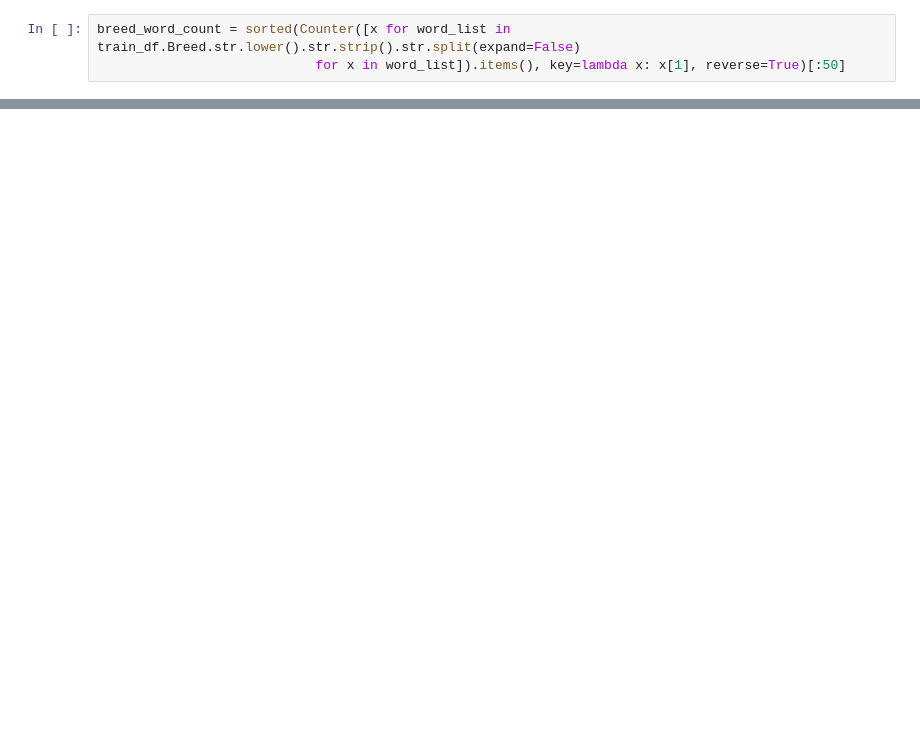
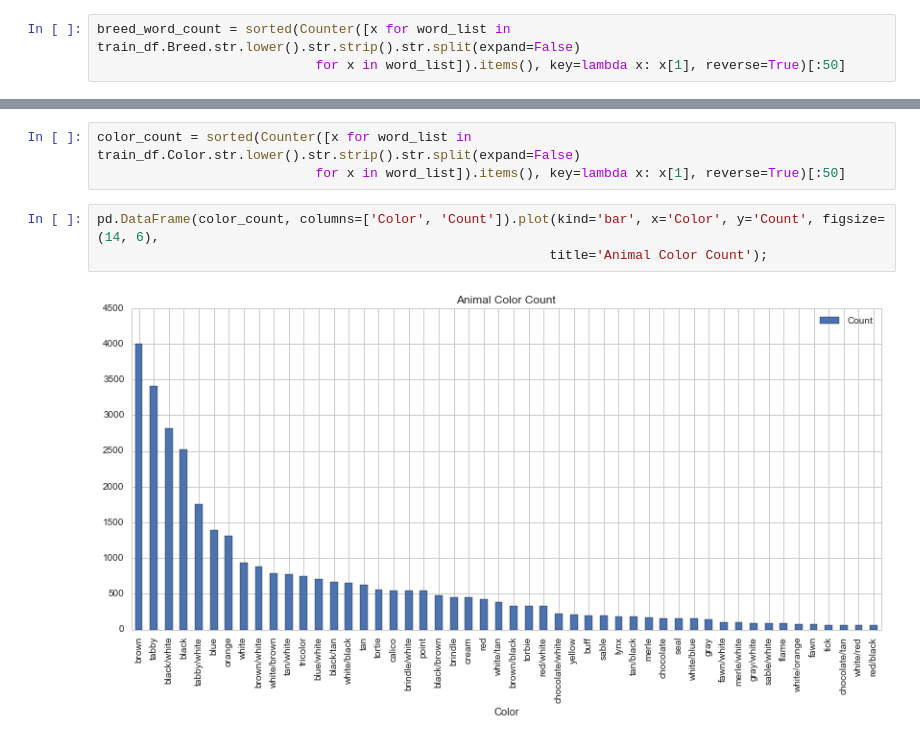
Before and after one commit to bljustice/kaggle, a Jupyter notebook: spca/spca_eda.ipynb, the cells around one changed output, grey strips where cells are left out. Drawn from its saved outputs; the diff is of its cells as text; blank space fills up the shorter version.

```diff
--- a/spca/spca_eda.ipynb
+++ b/spca/spca_eda.ipynb
@@ -122,0 +135,8 @@ pd.DataFrame(breed_word_count, columns=['Breed Word', 'Count']).plot(kind='bar',
+# %%
+color_count = sorted(Counter([x for word_list in train_df.Color.str.lower().str.strip().str.split(expand=False)
+                            for x in word_list]).items(), key=lambda x: x[1], reverse=True)[:50]
+# %%
+pd.DataFrame(color_count, columns=['Color', 'Count']).plot(kind='bar', x='Color', y='Count', figsize=(14, 6),
+                                                          title='Animal Color Count');
+# %% [output]
+[figure, added]
```
Also changed, not shown: parts of 11 cells of this notebook.
